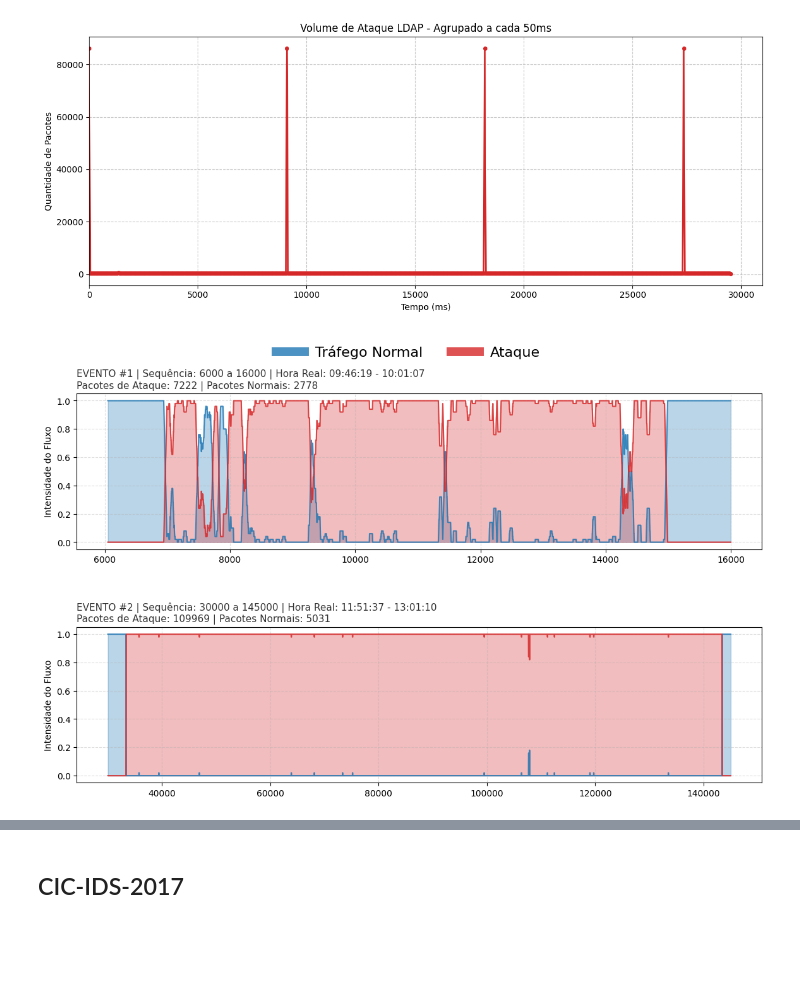
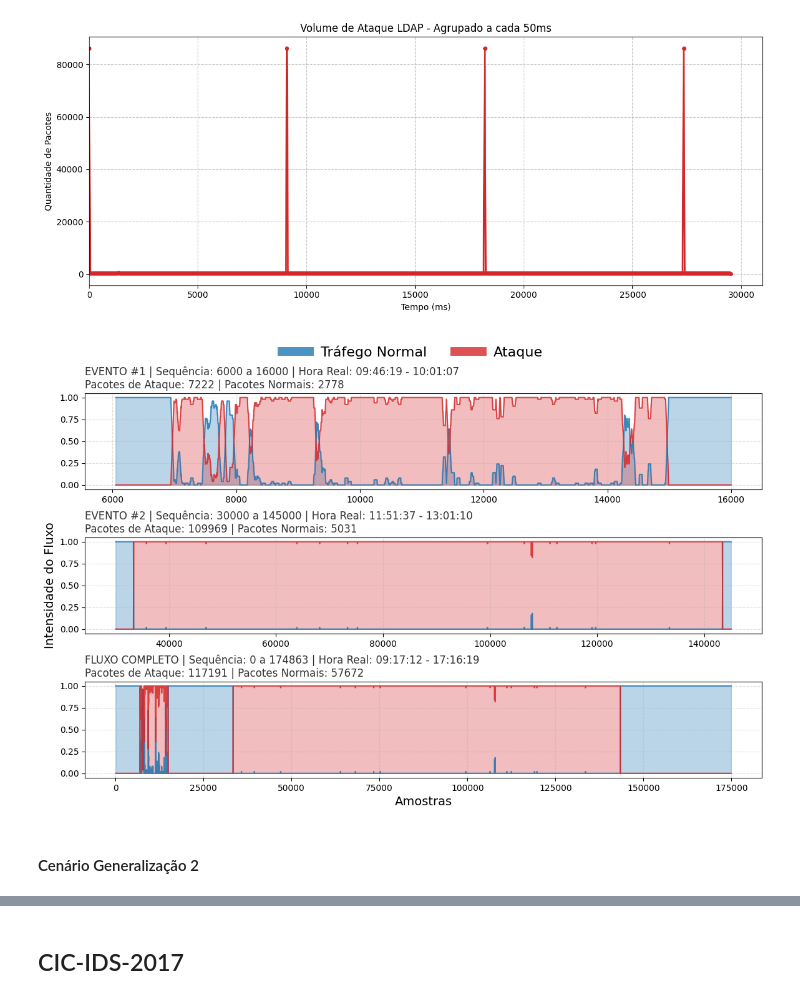
Before and after one commit to iRocktys/anomaly-detection-data-stream, a Jupyter notebook: Data.ipynb, the cells around one changed output, grey strips where cells are left out. Saved outputs shown, nothing was run; the diff lists cells and outputs as text; code cells hidden in the pictures; blank space fills up the shorter version.

Commit message:
Criação de um novo cenário de generalização e alteração do gráfico de MM50

```diff
--- a/Data.ipynb
+++ b/Data.ipynb
@@ -1135,11 +1141,12 @@ df['flag_benigno'] = (df['Label'] == 'BENIGN').astype(int)
 eventos = [
     (6000, 16000),   # Evento 1
     (32000, 43000),  # Evento 2
-    (60000, 70000)   # Evento 3
+    (60000, 70000),   # Evento 3
+    (0, len(df))     # Evento Completo
 ]
 
 # Configuração do Gráfico
-fig, axes = plt.subplots(3, 1, figsize=(14, 10))
+fig, axes = plt.subplots(4, 1, figsize=(14, 10))
 plt.subplots_adjust(hspace=0.6, top=0.88) # Espaço extra no topo para a legenda e entre gráficos
 cor_benigno = '#1f77b4'
 cor_ataque = '#d62728'
@@ -1175,13 +1182,20 @@ for i, (inicio, fim) in enumerate(eventos):
               f"Hora Real: {hora_ini} - {hora_fim}\n"
               f"Pacotes de Ataque: {total_ataque} | Pacotes Normais: {total_normal}")
 
-    ax.set_title(titulo, loc='left', fontsize=11, color='#333')
-    ax.set_ylabel("Intensidade do Fluxo")
+    ax.set_title(titulo, loc='left', fontsize=12, color='#333')
     ax.grid(True, linestyle='--', alpha=0.4)
 
+    if i == 1:
+        ax.set_ylabel("Intensidade do Fluxo", fontsize=14)
+
     # Eixo X apenas no último gráfico
-    if i == 2:
-        ax.set_xlabel("Número de Amostras", fontsize=11)
+    if i == 3:
+        ax.set_xlabel("Amostras", fontsize=14)
+
+        titulo = (f"\nFLUXO COMPLETO | Sequência: {inicio} a {fim} | "
+              f"Hora Real: {hora_ini} - {hora_fim}\n"
+              f"Pacotes de Ataque: {total_ataque} | Pacotes Normais: {total_normal}")
+        ax.set_title(titulo, loc='left', fontsize=12, color='#333')
 
 # Legenda Global no Topo
 handles, labels = axes[0].get_legend_handles_labels()
@@ -1328,11 +1342,12 @@ df['flag_benigno'] = (df['Label'] == 'BENIGN').astype(int)
 # Definição Manual dos Eventos (Cortes onde ocorrem os ataques)
 eventos = [
     (6000, 16000),   # Evento 1
-    (30000, 145000)  # Evento 2
+    (30000, 145000),  # Evento 2
+    (0, len(df))   # Evento 3 (Fluxo Completo)
 ]
 
 # Configuração do Gráfico
-fig, axes = plt.subplots(2, 1, figsize=(14, 8))
+fig, axes = plt.subplots(3, 1, figsize=(14, 8))
 plt.subplots_adjust(hspace=0.5, top=0.88) # Espaço extra no topo para a legenda e entre gráficos
 cor_benigno = '#1f77b4'
 cor_ataque = '#d62728'
@@ -1356,34 +1371,43 @@ for i, (inicio, fim) in enumerate(eventos):
     # Linhas de contorno um pouco mais fortes (alpha=0.8) para definição
     ax.plot(fatia.index, suave_benigno, color=cor_benigno, alpha=0.8, linewidth=1.5, label='Tráfego Normal')
     ax.plot(fatia.index, suave_ataque, color=cor_ataque, alpha=0.8, linewidth=1.5, label='Ataque')
 
     # --- DADOS PARA O TÍTULO ---
     hora_ini = fatia['Timestamp'].iloc[0].strftime('%H:%M:%S')
     hora_fim = fatia['Timestamp'].iloc[-1].strftime('%H:%M:%S')
     total_ataque = fatia['flag_ataque'].sum()
     total_normal = fatia['flag_benigno'].sum()
 
     # Título Personalizado
     titulo = (f"\nEVENTO #{i+1} | Sequência: {inicio} a {fim} | "
               f"Hora Real: {hora_ini} - {hora_fim}\n"
               f"Pacotes de Ataque: {total_ataque} | Pacotes Normais: {total_normal}")
 
-    ax.set_title(titulo, loc='left', fontsize=11, color='#333')
-    ax.set_ylabel("Intensidade do Fluxo")
+    ax.set_title(titulo, loc='left', fontsize=12, color='#333')
     ax.grid(True, linestyle='--', alpha=0.4)
+
+    if i == 1:
+        ax.set_ylabel("Intensidade do Fluxo", fontsize=14)
 
     # Eixo X apenas no último gráfico
     if i == 2:
-        ax.set_xlabel("Número de Amostras", fontsize=11)
+        ax.set_xlabel("Amostras", fontsize=14)
+
+        titulo = (f"\nFLUXO COMPLETO | Sequência: {inicio} a {fim} | "
+              f"Hora Real: {hora_ini} - {hora_fim}\n"
+              f"Pacotes de Ataque: {total_ataque} | Pacotes Normais: {total_normal}")
+        ax.set_title(titulo, loc='left', fontsize=12, color='#333')
 
 # Legenda Global no Topo
 handles, labels = axes[0].get_legend_handles_labels()
 leg = fig.legend(handles, labels, loc='upper center', bbox_to_anchor=(0.5, 1.0),
                  ncol=2, frameon=False, prop={'size':16})
 
 # Ajuste da espessura da linha da legenda
 for line in leg.get_lines():
     line.set_linewidth(10.0)
 plt.show()
 # %% [output]
-[figure, old version]
+[figure, new version]
+# %% [markdown]
+#### Cenário Generalização 2
```
Also changed, not shown: parts of 9 cells of this notebook.
